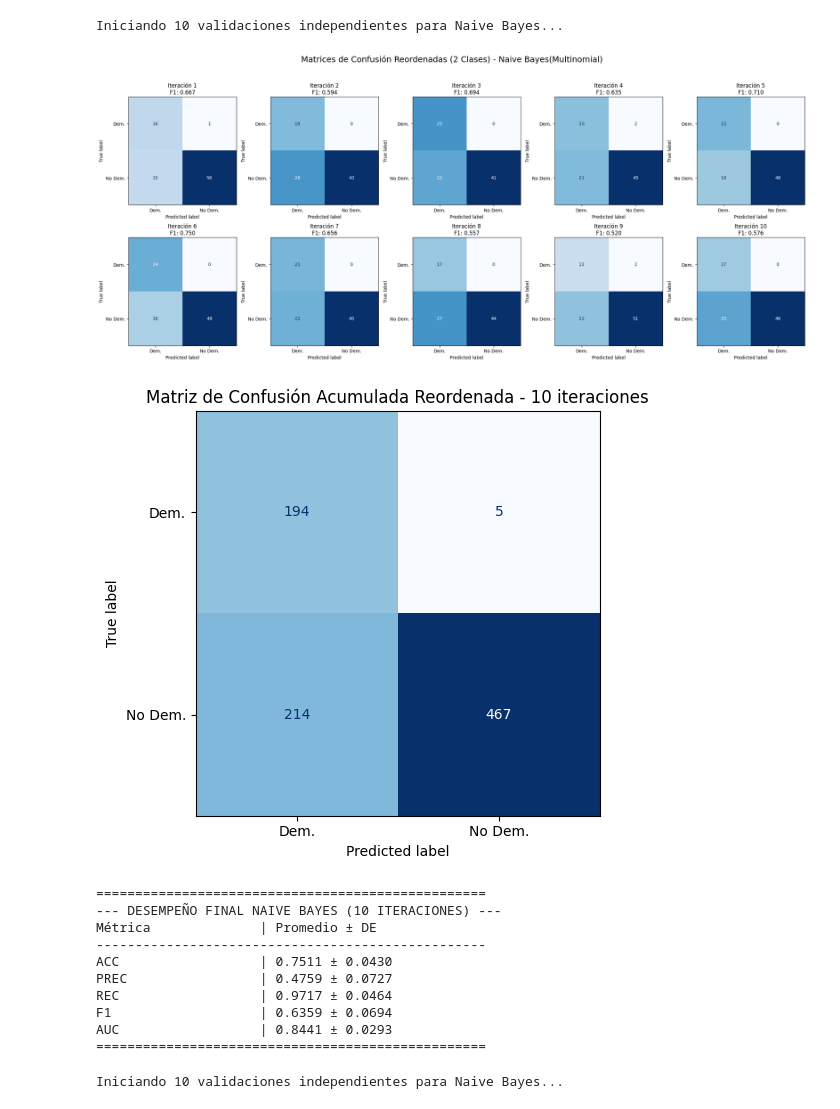
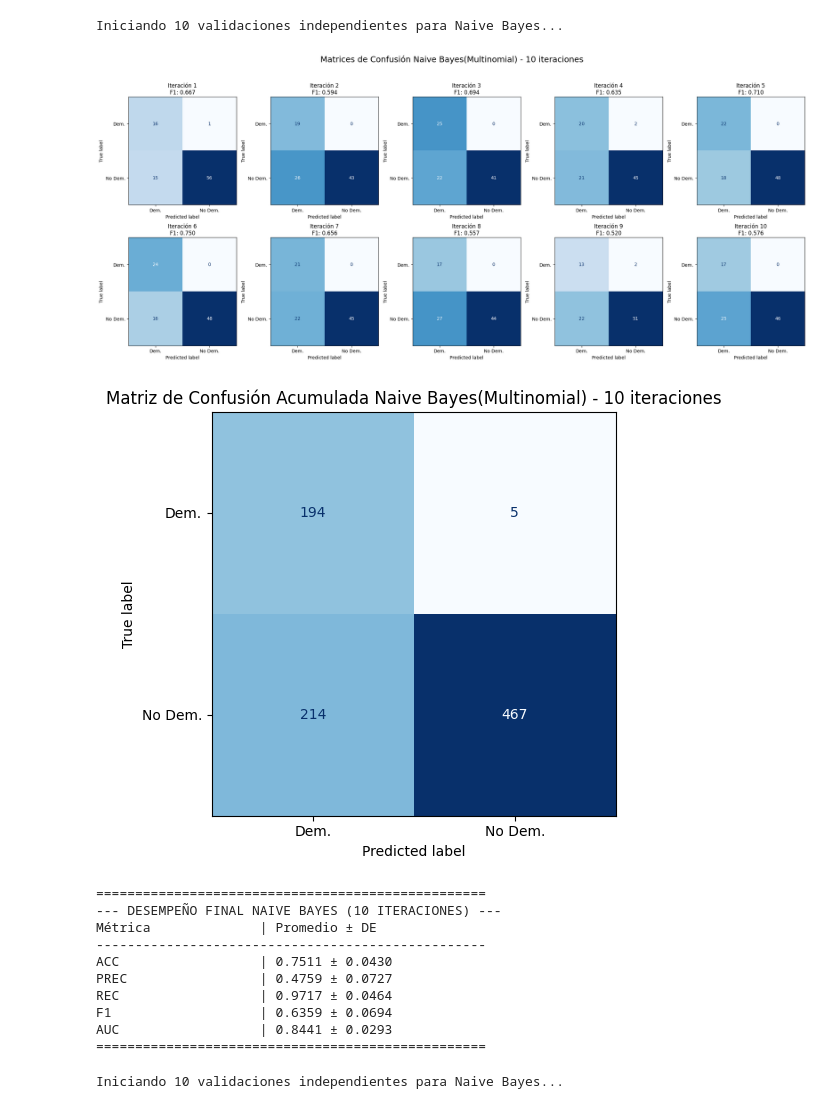
Before and after one commit to felipe0435/Proyecto-2-Mineria-de-datos, a Jupyter notebook: naive_bayes2.ipynb, the cells around one changed output. Saved outputs shown, nothing was run; the diff lists cells and outputs as text; code cells hidden in the pictures.

```diff
--- a/naive_bayes2.ipynb
+++ b/naive_bayes2.ipynb
@@ -139,37 +139,37 @@ for i in range(10):
     results['auc'].append(roc_auc_score(y_test, y_proba))
 
     # 6. Visualización: Matriz de Confusión por iteración [16]
     cm = confusion_matrix(y_test, y_pred, labels=[1, 0])
     cm_sum += cm
     disp = ConfusionMatrixDisplay(confusion_matrix=cm, display_labels=['Dem.', 'No Dem.'])
     disp.plot(ax=axes[i], cmap='Blues', colorbar=False, values_format='d')
     axes[i].set_title(f"Iteración {i+1}\nF1: {results['f1'][-1]:.3f}")
 
-plt.suptitle("Matrices de Confusión Reordenadas (2 Clases) - Naive Bayes(Multinomial)", fontsize=18)
+plt.suptitle("Matrices de Confusión Naive Bayes(Multinomial) - 10 iteraciones", fontsize=18)
 plt.tight_layout(rect=[0, 0.03, 1, 0.95])
 plt.show()
 
 # 7. Matriz de confusión acumulada sobre las 10 iteraciones
 avg_cm = cm_sum
 fig_avg, ax_avg = plt.subplots(figsize=(6, 5))
 disp_avg = ConfusionMatrixDisplay(confusion_matrix=avg_cm, display_labels=['Dem.', 'No Dem.'])
 disp_avg.plot(ax=ax_avg, cmap='Blues', colorbar=False, values_format='d')
-ax_avg.set_title('Matriz de Confusión Acumulada Reordenada - 10 iteraciones')
+ax_avg.set_title('Matriz de Confusión Acumulada Naive Bayes(Multinomial) - 10 iteraciones')
 plt.tight_layout()
 plt.show()
 
 # 8. Reporte Estadístico Final (Media ± DE) [8, 17]
 print("\n" + "="*50)
 print(f"--- DESEMPEÑO FINAL NAIVE BAYES (10 ITERACIONES) ---")
 print(f"{'Métrica':<20} | {'Promedio ± DE':<20}")
 print("-" * 50)
 for m in results:
     print(f"{m.upper():<20} | {np.mean(results[m]):.4f} ± {np.std(results[m]):.4f}")
 print("="*50)
 # %% [output]
 Iniciando 10 validaciones independientes para Naive Bayes...
-[figure, old version]
+[figure, new version]
-[figure, old version]
+[figure, new version]
 ==================================================
 --- DESEMPEÑO FINAL NAIVE BAYES (10 ITERACIONES) ---
 Métrica              | Promedio ± DE
```
Also changed, not shown: parts of 1 cell of this notebook, 2 other files.
